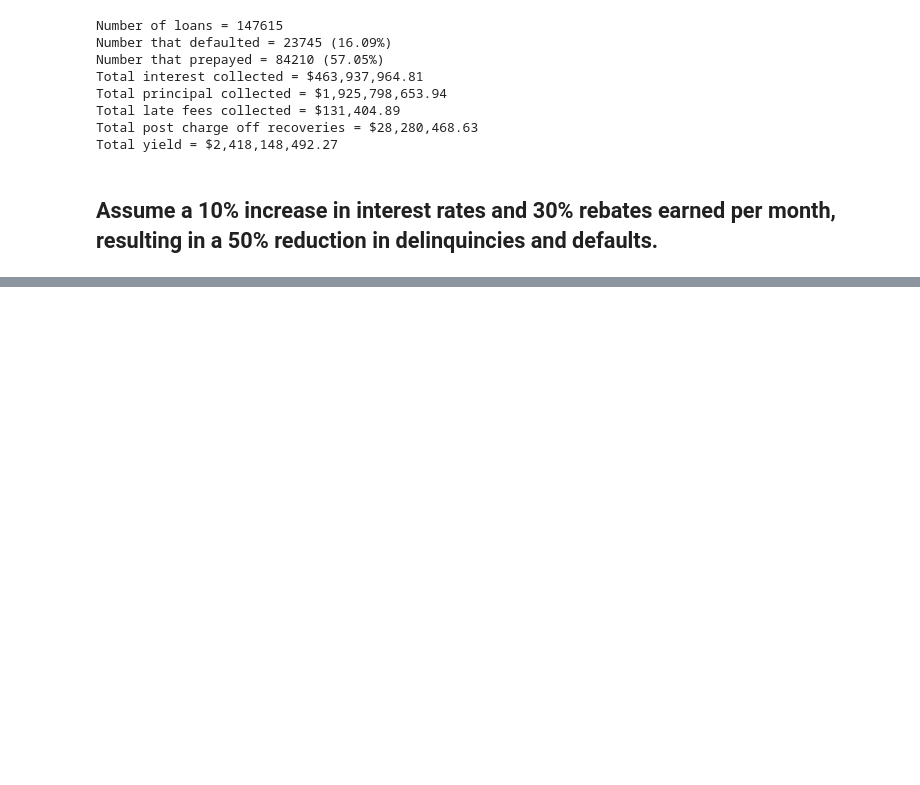
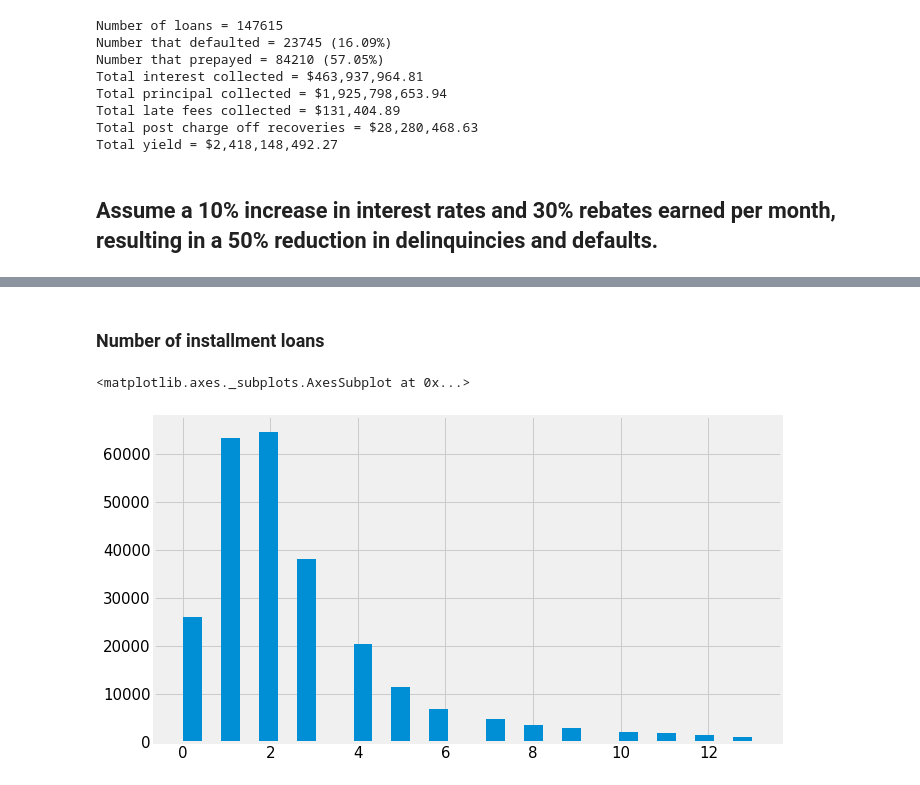
Before and after one commit to anishb/debt_management_analysis, a Jupyter notebook: Gamified Debt Consolidation.ipynb, the cells around one changed output, grey strips where cells are left out. Cells and saved outputs as stored; diff of their text form; code cells hidden in the pictures; blank space fills up the shorter version.

```diff
--- a/Gamified Debt Consolidation.ipynb
+++ b/Gamified Debt Consolidation.ipynb
@@ -505,0 +557,7 @@ Total yield = $2,514,444,258.11
+# %% [markdown]
+### Number of installment loans
+# %%
+loans.open_act_il.hist(bins=30, figsize=(10, 6), xlabelsize=15, ylabelsize=15)
+# %% [output]
+<matplotlib.axes._subplots.AxesSubplot at 0x...>
+[figure, added]
```
Also changed, not shown: parts of 11 cells of this notebook.
